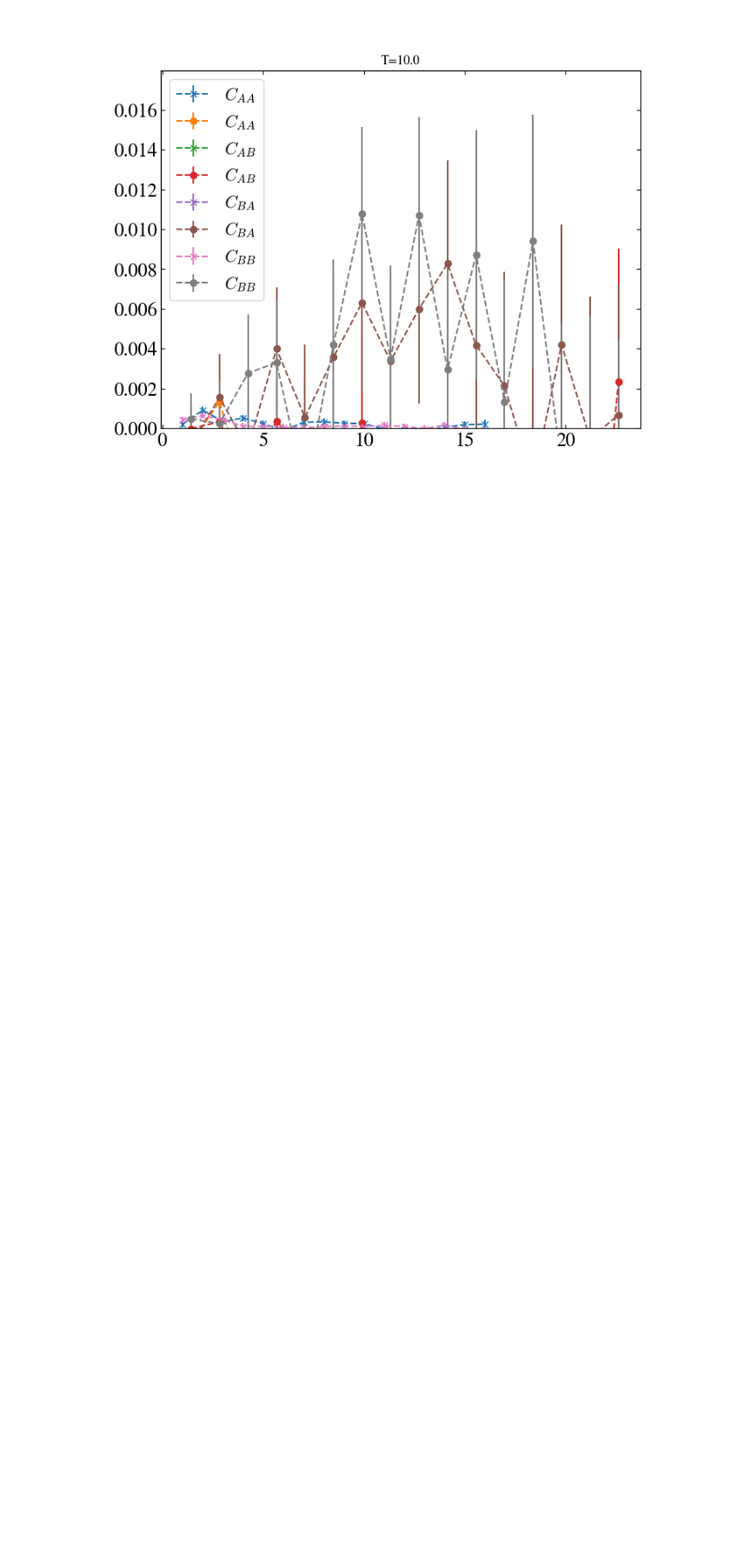
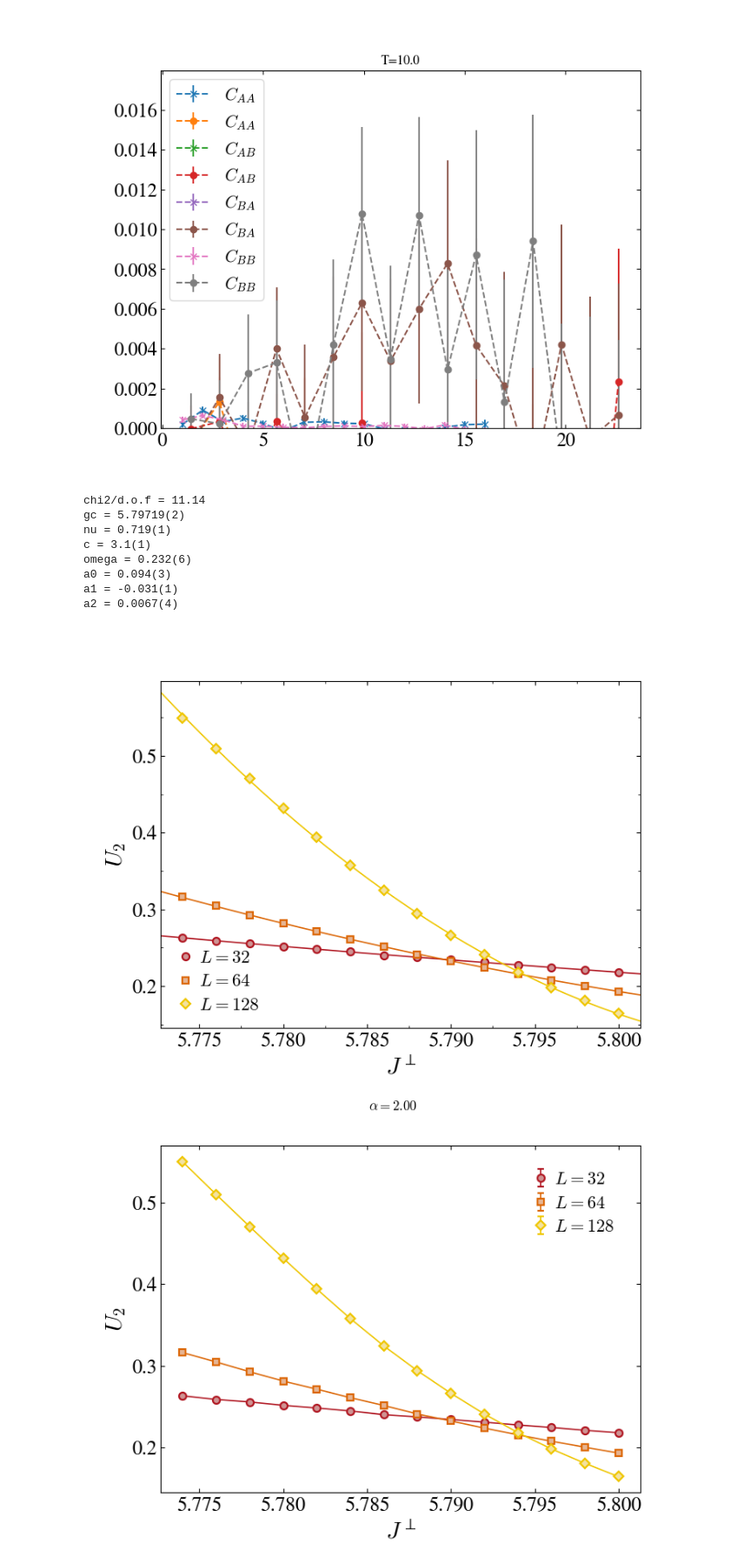
Before and after one commit to DanielReschq/Python_analysis_tools, a Jupyter notebook: analysis.ipynb, the cells around one changed output. Shown at 87% size. Drawn from its saved outputs; the diff is of its cells as text; code cells hidden in the pictures; blank space fills up the shorter version.

```diff
--- a/analysis.ipynb
+++ b/analysis.ipynb
@@ -478,3 +466,49 @@ TcZhao23 = np.array([# alpha, mean, err
 [3.50, 1.12815309, 0.00947055],
 [3.60, 1.01587445, 0.00926009],
 [3.70, 0.93021857, 0.00926009]])
+# %%
+plt.close("all")
+#plt.clf()
+
+path = "/home/daniel/Master_thesis/Data/Leo4DataJ/runs_Js000"
+#path = "/home/daniel/Master_thesis/Data/runs_BETAJ5"
+
+cl_runs = cr.collected_runs(path, True, cutoff=100)
+
+data, _, _ = cl_runs.get_x_vs_y_data(
+    xname="g_param", yname="binder", yfunc="y", xfunc="x", plot=True
+)
+
+fitFunc = cr.fitfunc(
+    fstring="f((x/gc - 1)*L**(1/nu))*(1 + c*L**(-omega))",
+    #fstring="f((x/gc - 1)*L**(1/nu))",
+    vars=["gc", "nu", "c", "omega"],
+    polyOrder=2,
+)
+
+fit_res = cr.data_fit(cr.resample(data), fitFunc, start_params=[5.8, 0.75], fitSummary=True)
+params, dparams, redChi2, mesg, ierr = fit_res
+fig = cr.fit_plot(data, fitFunc, fit_res, xlabel=r"$J^{\perp}$", ylabel=r"$U_2$")
+vars = fitFunc.unpack(params)
+
+# cl_runs.get_x_vs_y_data(
+#     xname="g_param",
+#     yname="spin_stiffness",
+#     yfunc="y*L**(0.1)",
+#     xfunc="(x/gc-1)*L**(1/nu)",
+#     arg=vars,
+#     plot=True,
+#     ylabel=f"$L^{-0.25}$",
+# )
+plt.show()
+# %% [output]
+chi2/d.o.f = 11.14
+gc = 5.79719(2)
+nu = 0.719(1)
+c = 3.1(1)
+omega = 0.232(6)
+a0 = 0.094(3)
+a1 = -0.031(1)
+a2 = 0.0067(4)
+[figure, added]
+[figure, added]
```
Also changed, not shown: parts of 7 cells of this notebook, 3 other files.
